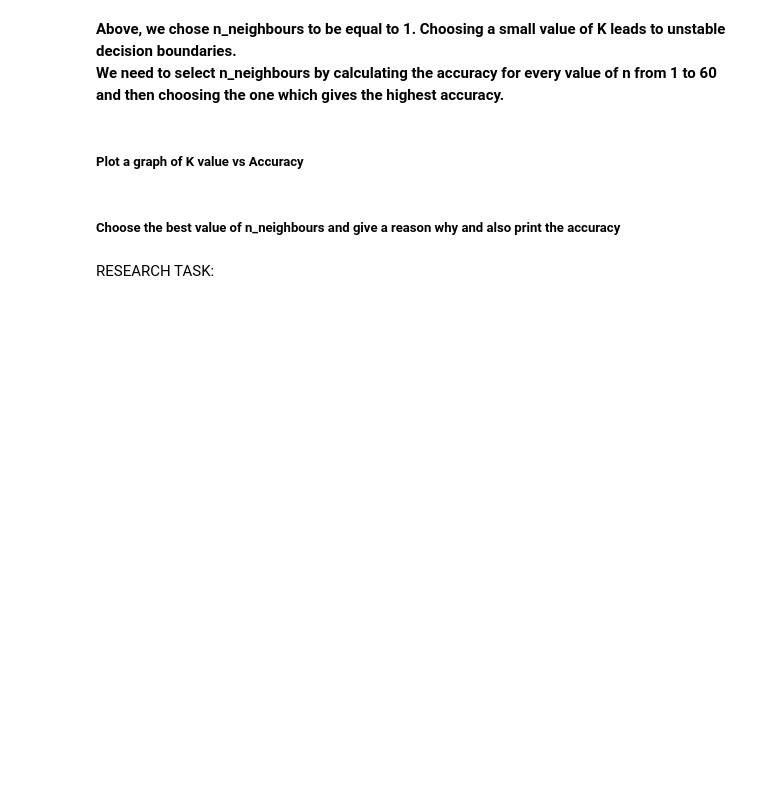
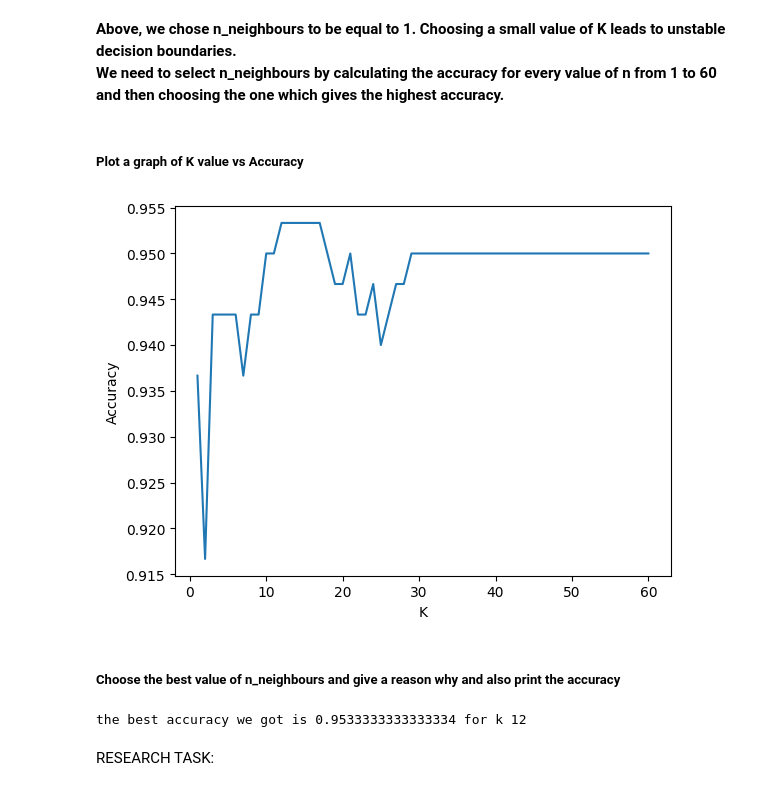
Before and after one commit to notsamaltman/Synapse_LP, a Jupyter notebook: Synapse_LP_Task2.ipynb, the cells around one changed output. Drawn from its saved outputs; the diff is of its cells as text; code cells hidden in the pictures; blank space fills up the shorter version.

```diff
--- a/Synapse_LP_Task2.ipynb
+++ b/Synapse_LP_Task2.ipynb
@@ -520,3 +521,6 @@ Theory and implementation : https://youtu.be/wTF6vzS9fy4 <br>
 Theory: https://www.analyticsvidhya.com/blog/2018/08/k-nearest-neighbor-introduction-regression-python/
 # %% [markdown]
 **import KNeighborsClassifier from sklearn and initialize it with neighbours = 1 (more on this later) . Fit this on X_train and y_train**
+# %%
+model = KNeighborsClassifier(n_neighbors=1)
+model.fit(X_train, y_train)
@@ -539,8 +565,31 @@ Hint: sklearn classification_report
 We need to select n_neighbours by calculating the accuracy for every value of n from 1 to 60 and then choosing the one which gives the highest accuracy.**
 # %% [markdown]
 ##### **Plot a graph of K value vs Accuracy**
+# %%
+best_k=0
+best_accuracy=0
+accuracy_vals=[]
+
+for k in range(1, 61):
+  model = KNeighborsClassifier(n_neighbors=k)
+  model.fit(X_train, y_train)
+  accuracy = model.score(X_test, y_test)
+  accuracy_vals.append(accuracy)
+  if accuracy > best_accuracy:
+    best_accuracy = accuracy
+    best_k = k
+plt.plot(range(1, 61), accuracy_vals)
+plt.xlabel('K')
+plt.ylabel('Accuracy')
+plt.show()
+# %% [output]
+[figure, added]
 # %% [markdown]
 ##### **Choose the best value of n_neighbours and give a reason why and also print the accuracy**
+# %%
+print(f"the best accuracy we got is {best_accuracy} for k {best_k}")
+# %% [output]
+the best accuracy we got is 0.9533333333333334 for k 12
 # %% [markdown]
 RESEARCH TASK:
 # %% [markdown]
```
Also changed, not shown: parts of 9 cells of this notebook.
